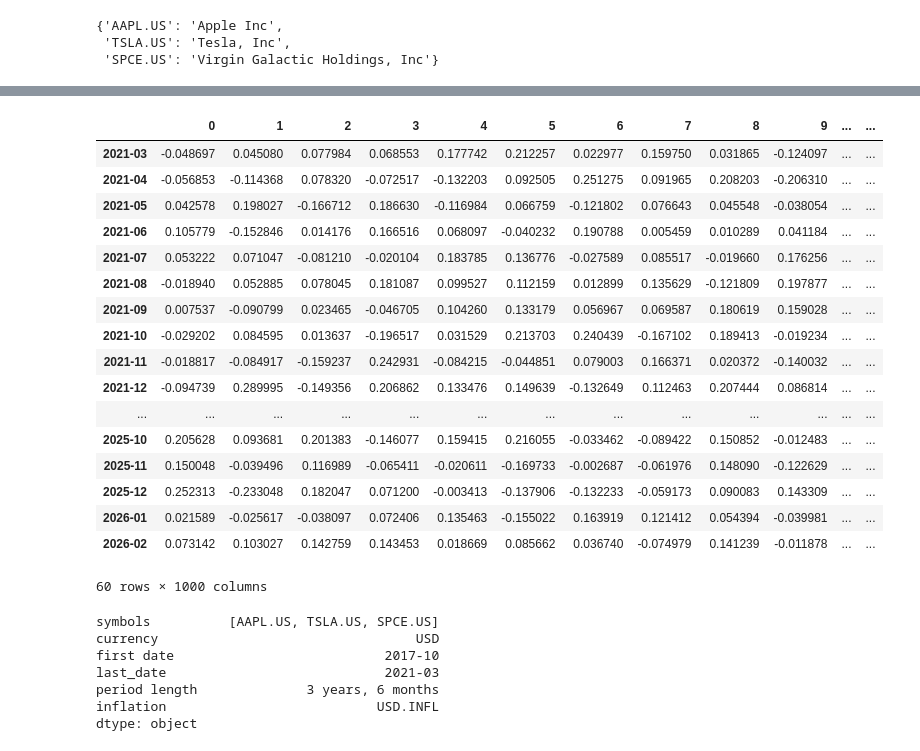
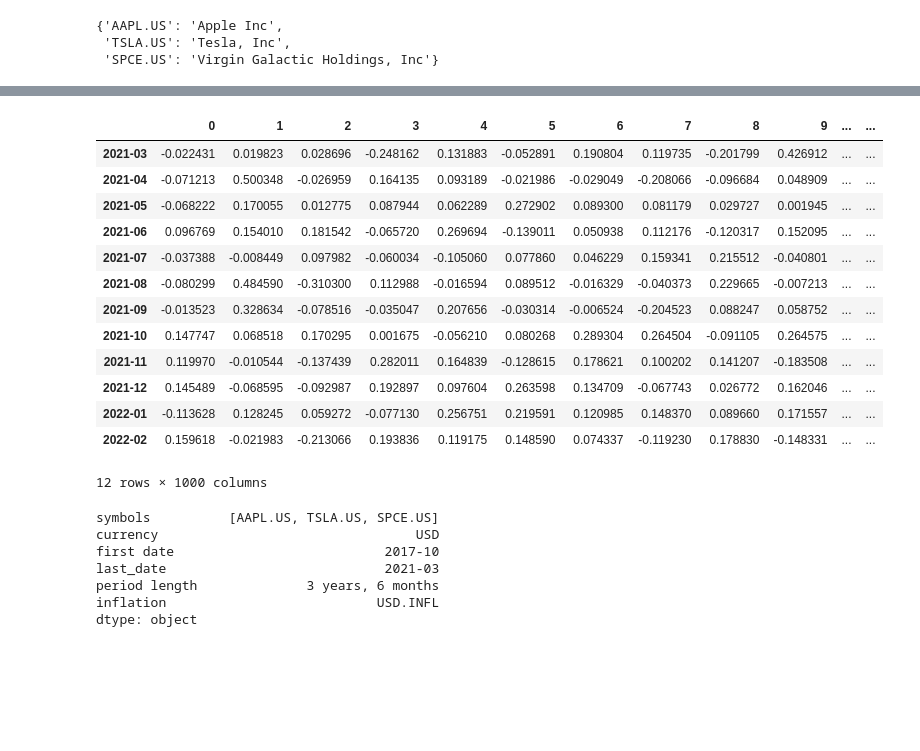
Before and after one commit to MatienkoAndrew/ML_2021, a Jupyter notebook: Diplom/okama.ipynb, the cells around one changed output, grey strips where cells are left out. Saved outputs shown, nothing was run; the diff lists cells and outputs as text; code cells hidden in the pictures; blank space fills up the shorter version.

```diff
--- a/Diplom/okama.ipynb
+++ b/Diplom/okama.ipynb
@@ -209,24 +218,20 @@ y.wealth_index_with_assets
 # %%
-y.forecast_monte_carlo_returns(n=1000, years=5)
+y.forecast_monte_carlo_returns(n=1000, years=1)
 # %% [output]
 |  | 0 | 1 | 2 | 3 | 4 | 5 | 6 | 7 | 8 | 9 | ... | ... |
-| 2021-03 | -0.048697 | 0.045080 | 0.077984 | 0.068553 | 0.177742 | 0.212257 | 0.022977 | 0.159750 | 0.031865 | -0.124097 | ... | ... |
-| 2021-04 | -0.056853 | -0.114368 | 0.078320 | -0.072517 | -0.132203 | 0.092505 | 0.251275 | 0.091965 | 0.208203 | -0.206310 | ... | ... |
-| 2021-05 | 0.042578 | 0.198027 | -0.166712 | 0.186630 | -0.116984 | 0.066759 | -0.121802 | 0.076643 | 0.045548 | -0.038054 | ... | ... |
-| 2021-06 | 0.105779 | -0.152846 | 0.014176 | 0.166516 | 0.068097 | -0.040232 | 0.190788 | 0.005459 | 0.010289 | 0.041184 | ... | ... |
-| 2021-07 | 0.053222 | 0.071047 | -0.081210 | -0.020104 | 0.183785 | 0.136776 | -0.027589 | 0.085517 | -0.019660 | 0.176256 | ... | ... |
-| 2021-08 | -0.018940 | 0.052885 | 0.078045 | 0.181087 | 0.099527 | 0.112159 | 0.012899 | 0.135629 | -0.121809 | 0.197877 | ... | ... |
-| 2021-09 | 0.007537 | -0.090799 | 0.023465 | -0.046705 | 0.104260 | 0.133179 | 0.056967 | 0.069587 | 0.180619 | 0.159028 | ... | ... |
-| 2021-10 | -0.029202 | 0.084595 | 0.013637 | -0.196517 | 0.031529 | 0.213703 | 0.240439 | -0.167102 | 0.189413 | -0.019234 | ... | ... |
-| 2021-11 | -0.018817 | -0.084917 | -0.159237 | 0.242931 | -0.084215 | -0.044851 | 0.079003 | 0.166371 | 0.020372 | -0.140032 | ... | ... |
-| 2021-12 | -0.094739 | 0.289995 | -0.149356 | 0.206862 | 0.133476 | 0.149639 | -0.132649 | 0.112463 | 0.207444 | 0.086814 | ... | ... |
-| ... | ... | ... | ... | ... | ... | ... | ... | ... | ... | ... | ... | ... |
-| 2025-10 | 0.205628 | 0.093681 | 0.201383 | -0.146077 | 0.159415 | 0.216055 | -0.033462 | -0.089422 | 0.150852 | -0.012483 | ... | ... |
-| 2025-11 | 0.150048 | -0.039496 | 0.116989 | -0.065411 | -0.020611 | -0.169733 | -0.002687 | -0.061976 | 0.148090 | -0.122629 | ... | ... |
-| 2025-12 | 0.252313 | -0.233048 | 0.182047 | 0.071200 | -0.003413 | -0.137906 | -0.132233 | -0.059173 | 0.090083 | 0.143309 | ... | ... |
-| 2026-01 | 0.021589 | -0.025617 | -0.038097 | 0.072406 | 0.135463 | -0.155022 | 0.163919 | 0.121412 | 0.054394 | -0.039981 | ... | ... |
-| 2026-02 | 0.073142 | 0.103027 | 0.142759 | 0.143453 | 0.018669 | 0.085662 | 0.036740 | -0.074979 | 0.141239 | -0.011878 | ... | ... |
+| 2021-03 | -0.022431 | 0.019823 | 0.028696 | -0.248162 | 0.131883 | -0.052891 | 0.190804 | 0.119735 | -0.201799 | 0.426912 | ... | ... |
+| 2021-04 | -0.071213 | 0.500348 | -0.026959 | 0.164135 | 0.093189 | -0.021986 | -0.029049 | -0.208066 | -0.096684 | 0.048909 | ... | ... |
+| 2021-05 | -0.068222 | 0.170055 | 0.012775 | 0.087944 | 0.062289 | 0.272902 | 0.089300 | 0.081179 | 0.029727 | 0.001945 | ... | ... |
+| 2021-06 | 0.096769 | 0.154010 | 0.181542 | -0.065720 | 0.269694 | -0.139011 | 0.050938 | 0.112176 | -0.120317 | 0.152095 | ... | ... |
+| 2021-07 | -0.037388 | -0.008449 | 0.097982 | -0.060034 | -0.105060 | 0.077860 | 0.046229 | 0.159341 | 0.215512 | -0.040801 | ... | ... |
+| 2021-08 | -0.080299 | 0.484590 | -0.310300 | 0.112988 | -0.016594 | 0.089512 | -0.016329 | -0.040373 | 0.229665 | -0.007213 | ... | ... |
+| 2021-09 | -0.013523 | 0.328634 | -0.078516 | -0.035047 | 0.207656 | -0.030314 | -0.006524 | -0.204523 | 0.088247 | 0.058752 | ... | ... |
+| 2021-10 | 0.147747 | 0.068518 | 0.170295 | 0.001675 | -0.056210 | 0.080268 | 0.289304 | 0.264504 | -0.091105 | 0.264575 | ... | ... |
+| 2021-11 | 0.119970 | -0.010544 | -0.137439 | 0.282011 | 0.164839 | -0.128615 | 0.178621 | 0.100202 | 0.141207 | -0.183508 | ... | ... |
+| 2021-12 | 0.145489 | -0.068595 | -0.092987 | 0.192897 | 0.097604 | 0.263598 | 0.134709 | -0.067743 | 0.026772 | 0.162046 | ... | ... |
+| 2022-01 | -0.113628 | 0.128245 | 0.059272 | -0.077130 | 0.256751 | 0.219591 | 0.120985 | 0.148370 | 0.089660 | 0.171557 | ... | ... |
+| 2022-02 | 0.159618 | -0.021983 | -0.213066 | 0.193836 | 0.119175 | 0.148590 | 0.074337 | -0.119230 | 0.178830 | -0.148331 | ... | ... |
-60 rows × 1000 columns
+12 rows × 1000 columns
 # %%
 tickers = ['AAPL.US', 'TSLA.US', 'SPCE.US']
 x = ok.EfficientFrontier(tickers)
```
Also changed, not shown: parts of 12 cells of this notebook, 7 other files.
